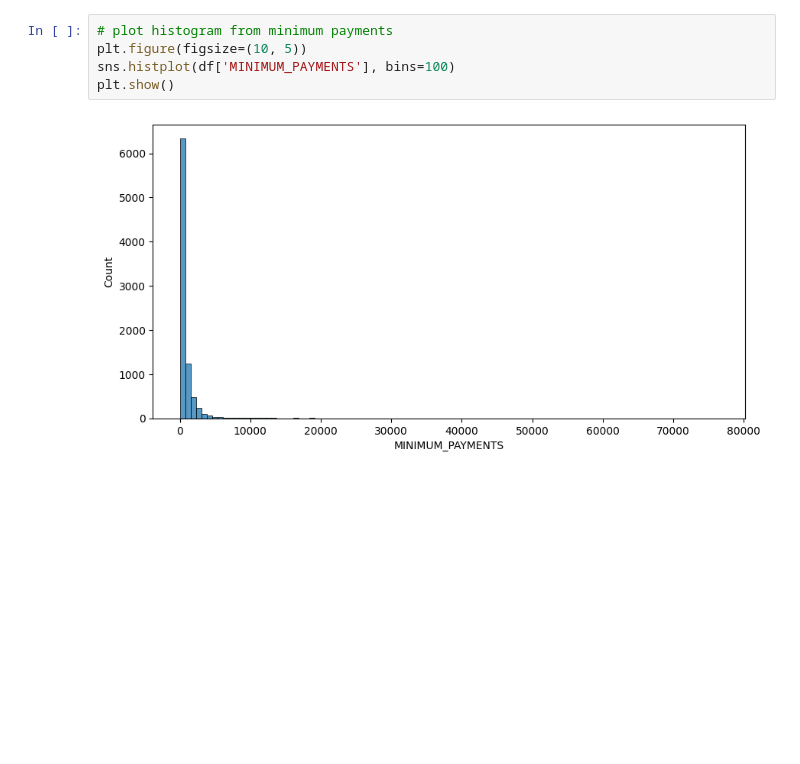
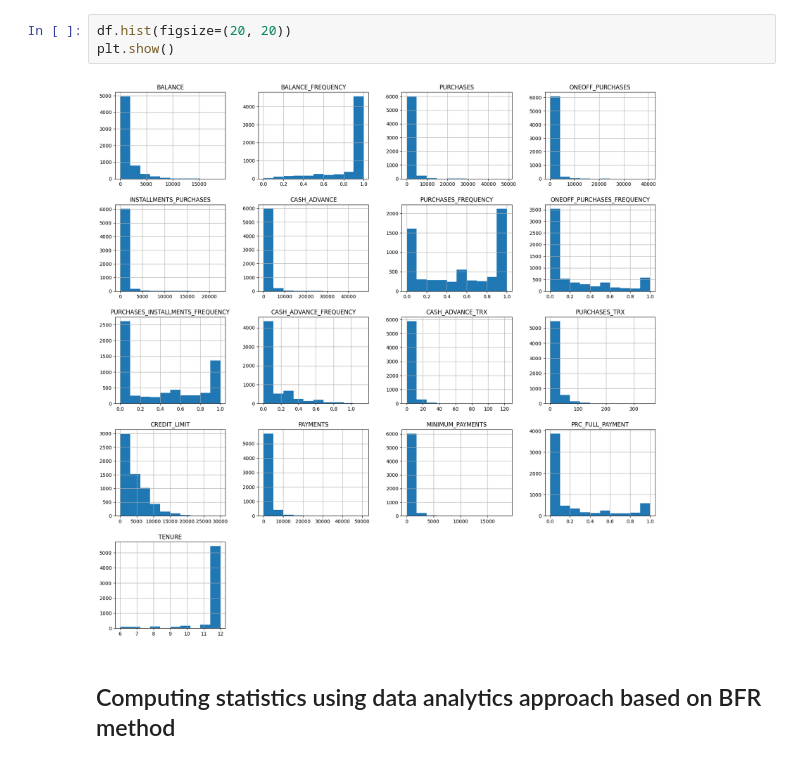
Before and after one commit to FabianGobet/USI-projects, a Jupyter notebook: DA/project 2/project2.ipynb, the cells around one changed output. Drawn from its saved outputs; the diff is of its cells as text; blank space fills up the shorter version.

```diff
--- a/DA/project 2/project2.ipynb
+++ b/DA/project 2/project2.ipynb
@@ -36,7 +51,7 @@ plt.show()
-# %%
-# plot histogram from minimum payments
-plt.figure(figsize=(10, 5))
-sns.histplot(df['MINIMUM_PAYMENTS'], bins=100)
-plt.show()
-# %% [output]
-[figure, removed]
+# %%
+df.hist(figsize=(20, 20))
+plt.show()
+# %% [output]
+[figure, added]
+# %% [markdown]
+## Computing statistics using data analytics approach based on BFR method
```
Also changed, not shown: parts of 53 cells of this notebook, 19 other files.
